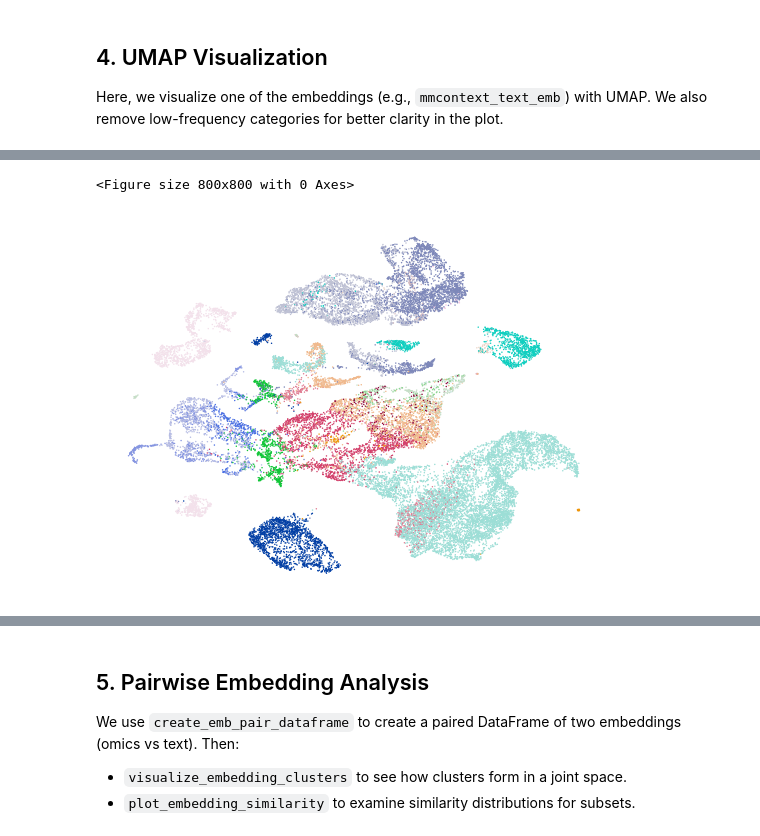
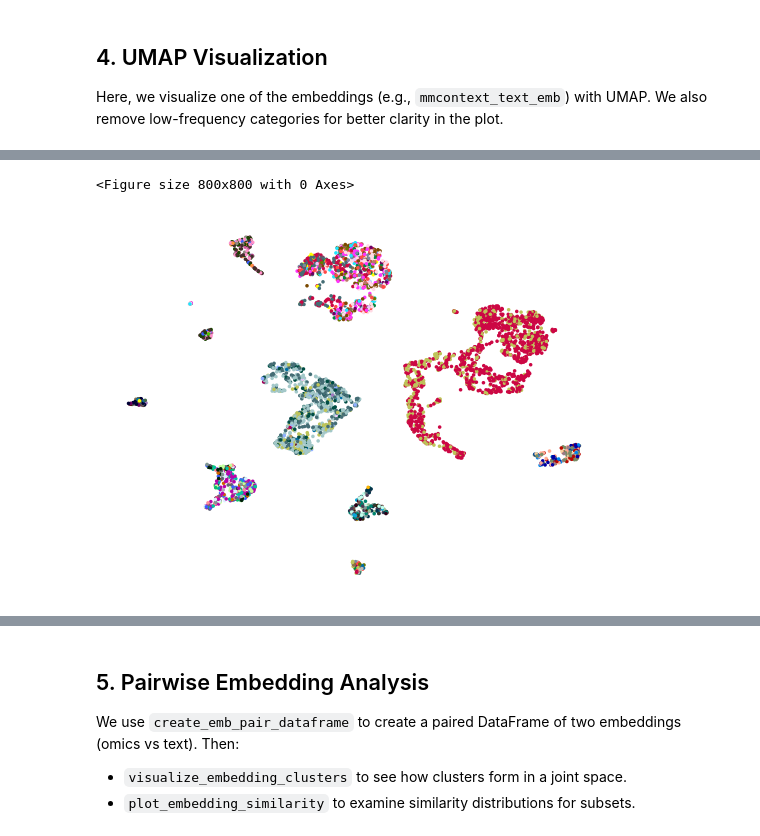
Before and after one commit to mengerj/mmcontext, a Jupyter notebook: exploratory/notebooks/eval_model.ipynb, the cells around one changed output, grey strips where cells are left out. Drawn from its saved outputs; the diff is of its cells as text; code cells hidden in the pictures.

Commit message:
demo notebooks with simulated data and some sanity checks

```diff
--- a/exploratory/notebooks/eval_model.ipynb
+++ b/exploratory/notebooks/eval_model.ipynb
@@ -30,7 +27,7 @@ from sentence_transformers import SentenceTransformer
 from mmcontext.eval import evaluate_annotation_accuracy, scibEvaluator, zero_shot_classification_roc
 from mmcontext.eval.query_annotate import OmicsQueryAnnotator
 from mmcontext.eval.utils import create_emb_pair_dataframe
-from mmcontext.file_utils import load_test_adata_from_hf_dataset
+from mmcontext.file_utils import load_test_adata_from_hf_dataset, subset_dataset_by_chunk
 from mmcontext.pl import plot_umap, visualize_embedding_clusters
 from mmcontext.pl.plotting import plot_embedding_similarity, plot_grouped_bar_chart, plot_query_scores_umap
 
@@ -47,27 +44,25 @@ logger = setup_logging()
 SAVE_RESULTS = False  # Optionally toggle saving results
 SAVE_FIGURES = False  # Optionally toggle saving figures
 
-MODEL_NAME = "jo-mengr/mmcontext-100k-natural_language_annotation-geneformer-2048-text-unfrozen"  # Example model name
-DATASET_NAME = "tabula_sapiens_bone_marrow_single"  # Example dataset name
+DATA_NAME = "cellxgene_35k"
+MODEL_NAME = f"jo-mengr/mmcontext_{DATA_NAME}_sample_tokens_fr_text"  # Example model name
+DATASET_NAME = "cellxgene_pseudo_bulk_35k_pairs_cell_type"  # Example dataset name
 
 # These keys can be adapted to your AnnData
-BATCH_KEY = "_scvi_batch"
+BATCH_KEY = "dataset_title"
 LABEL_KEY = "cell_type"  # The column used for bio labels
 # Additional keys for scibEvaluator
 EMBEDDING_KEYS = [
     "mmcontext_emb",
     "mmcontext_text_emb",
     "text_emb_original",
-    "X_geneformer",
     "X_hvg",
-    "X_pca",
-    "X_scvi",
 ]
 
 # Zero-shot classification function parameters
 ZERO_SHOT_LABEL_KEY = LABEL_KEY
 ZERO_SHOT_EMB_KEY = "mmcontext_emb"
-ZERO_SHOT_TEXT_TEMPLATE = "A {} from human bone marrow"  # "A sample of {} from a healthy individual"
+ZERO_SHOT_TEXT_TEMPLATE = "A sample of {} from a healthy individual"  # "A {} from human bone marrow"  # "A sample of {} from a healthy individual"
 
 logger.info("Configuration parameters set.")
 # %% [output]
@@ -79,13 +74,18 @@ logger.info("Loading dataset from HuggingFace...")
 dataset = load_dataset(f"jo-mengr/{DATASET_NAME}", download_mode="force_redownload")
 
 logger.info("Splitting to test subset...")
-test_dataset = dataset["test"]
+test_dataset_full = dataset["train"]
 
 logger.info("Loading model...")
 model = SentenceTransformer(MODEL_NAME)
 
 logger.info("Loading AnnData from dataset...")
-adata = load_test_adata_from_hf_dataset(test_dataset)
+adata, local_path = load_test_adata_from_hf_dataset(
+    test_dataset_full, save_dir=f"../../data/from_nxtcloud/test/{DATA_NAME}"
+)
+
+logger.info("Subsetting dataset to samples in the current adata chunk...")
+adata, test_dataset_sub = subset_dataset_by_chunk(adata, test_dataset_full)
 
 logger.info("Ensuring batch_key is categorical...")
 adata.obs[BATCH_KEY] = adata.obs[BATCH_KEY].astype("category")
@@ -130,0 +117,4 @@ assert sample_ids == adata_ids, "Sample IDs do not match between HuggingFace and
+# %%
+# If the dataset has "pairs" in the same, filter the label column for == 1.0
+if "pairs" in DATASET_NAME:
+    test_dataset_sub = test_dataset_sub.filter(lambda x: x["label"] == 1.0)
@@ -137,5 +138,5 @@ We generate:
 - `mmcontext_text_emb` from the text annotation
 # %%
 logger.info("Generating omics embeddings...")
-omics_embeddings = model.encode(test_dataset["anndata_ref"])
+omics_embeddings = model.encode(test_dataset_sub["cell_sentence_1"])
 # %% [output]
@@ -188,7 +190,7 @@ logger.info("Consolidating low-frequency categories...")
 # LABEL_KEY = BATCH_KEY
 adata_cut = adata.copy()
 LABEL_KEY = "cell_type"
-adata_cut = consolidate_low_frequency_categories(adata_cut, [LABEL_KEY], threshold=10, remove=True)
+adata_cut = consolidate_low_frequency_categories(adata_cut, [LABEL_KEY], threshold=1, remove=True)
 
 # The color_key can be changed to anything in adata.obs, e.g. BATCH_KEY or LABEL_KEY.
 color_key = LABEL_KEY
@@ -197,7 +199,7 @@ logger.info("Plotting UMAP...")
 plot_umap(
     adata_cut,
     color_key=color_key,
-    embedding_key="X_geneformer",
+    embedding_key="mmcontext_emb",
     title="",
     legend_loc=None,
     save_plot=False,
@@ -212,2 +214,2 @@ plot_umap(
 <Figure size 800x800 with 0 Axes>
-[figure, old version]
+[figure, new version]
```
Also changed, not shown: parts of 13 cells of this notebook, 10 other files.
